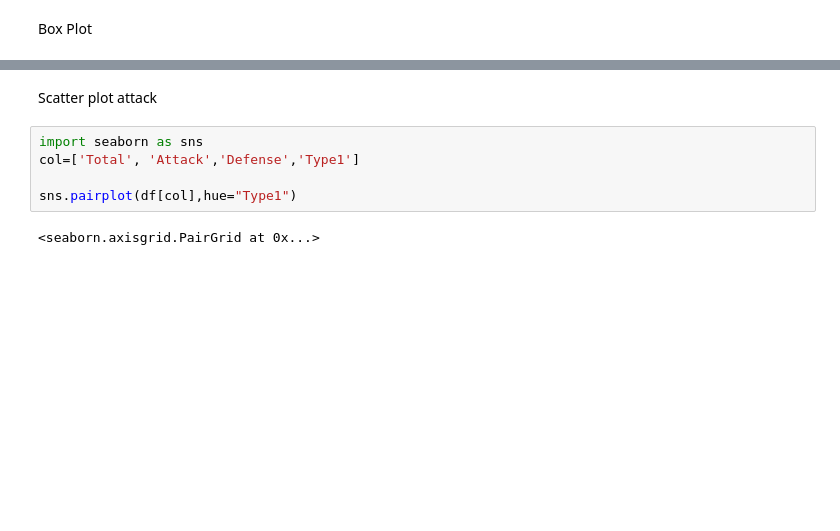
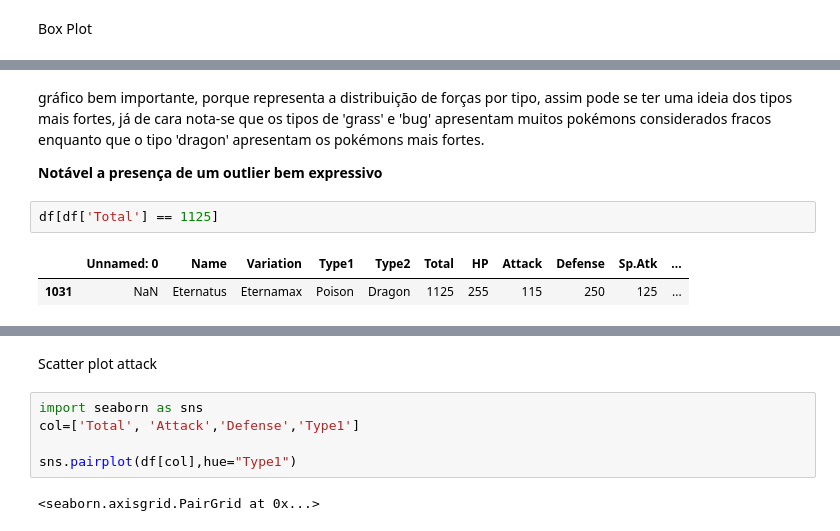
Before and after one commit to RafaelMoraesCruz/Estudo-dataSet-Pokemon--p-s-, a Jupyter notebook: rgmc.ipynb, the cells around one changed output, grey strips where cells are left out. Saved outputs shown, nothing was run; the diff lists cells and outputs as text; blank space fills up the shorter version.

```diff
--- a/rgmc.ipynb
+++ b/rgmc.ipynb
@@ -360,3 +381,12 @@ fig2 = px.box(df, x=['Type1','Type2'], y='Total',title="Stats Total by type")
 fig2.show()
 # %% [output]
 [interactive output not drawn]
+# %% [markdown]
+gráfico bem importante, porque representa a distribuição de forças por tipo, assim pode se ter uma ideia dos tipos mais fortes, já de cara nota-se que os tipos de 'grass' e 'bug' apresentam muitos pokémons considerados fracos enquanto que o tipo 'dragon' apresentam os pokémons mais fortes.
+
+<strong>Notável a presença de um outlier bem expressivo</strong>
+# %%
+df[df['Total'] == 1125]
+# %% [output]
+|  | Unnamed: 0 | Name | Variation | Type1 | Type2 | Total | HP | Attack | Defense | Sp.Atk | ... |
+| 1031 | NaN | Eternatus | Eternamax | Poison | Dragon | 1125 | 255 | 115 | 250 | 125 | ... |
```
Also changed, not shown: parts of 18 cells of this notebook.
